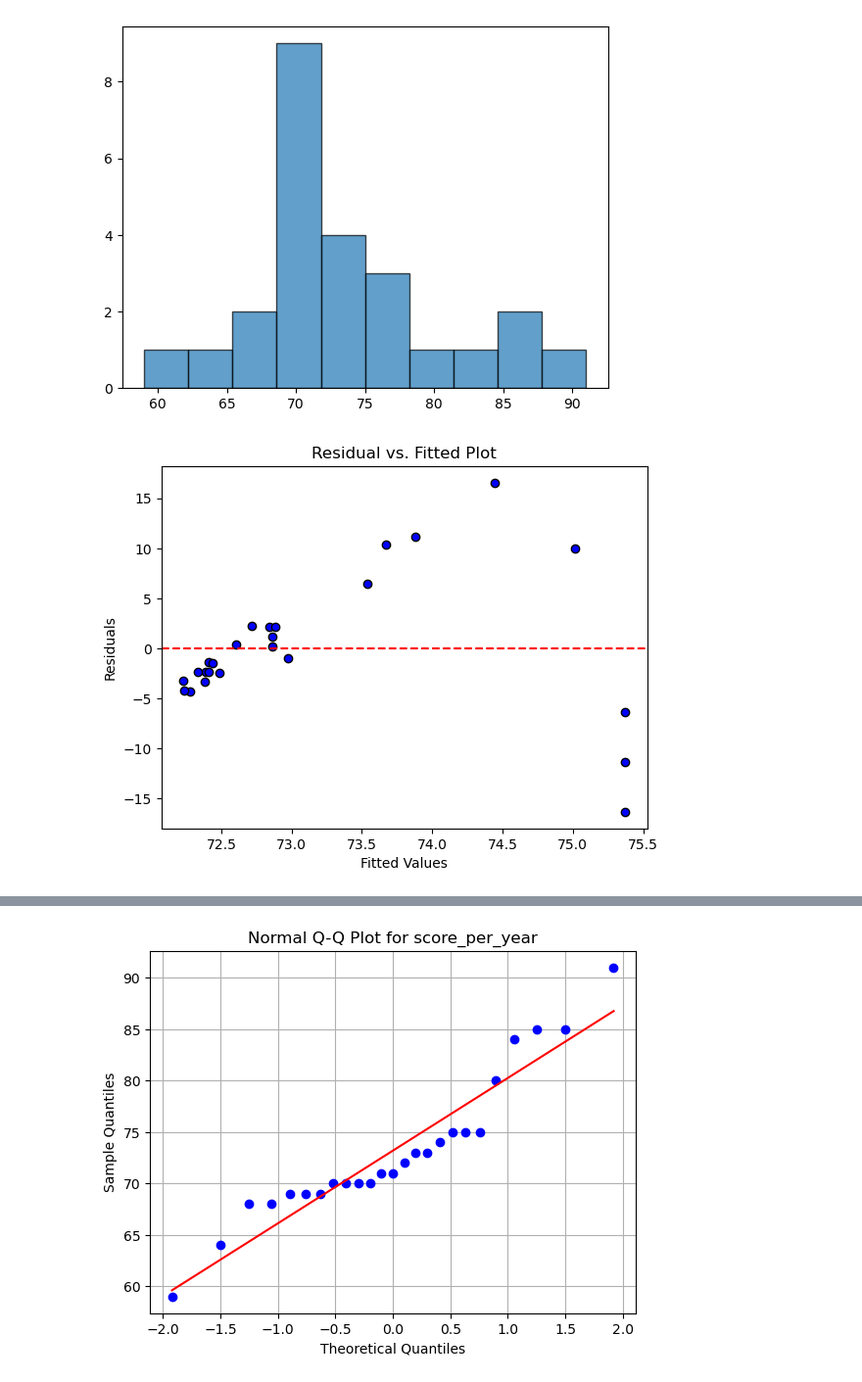
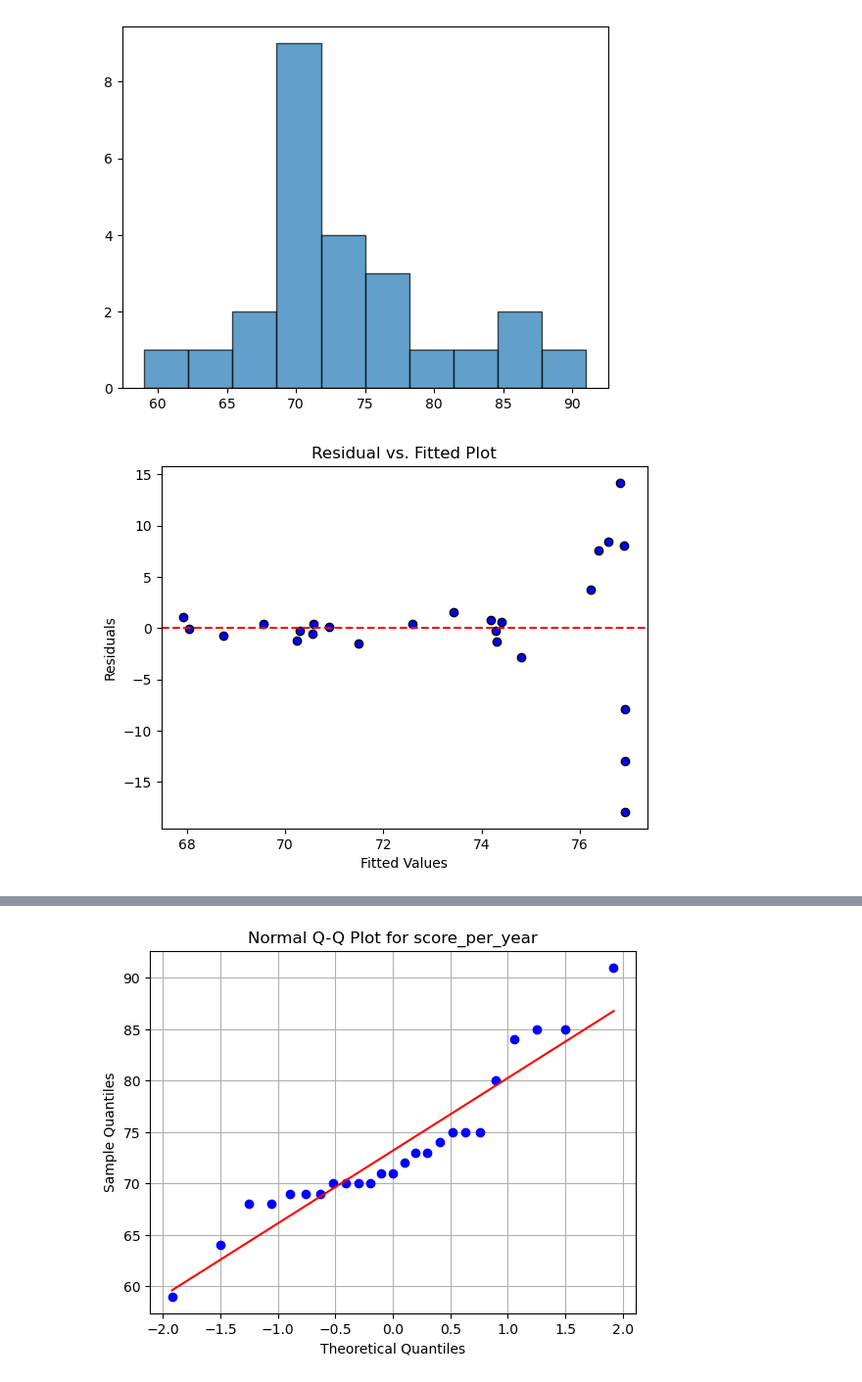
Before and after one commit to msills30/video-games, a Jupyter notebook: Gamer.ipynb, the cells around one changed output, grey strips where cells are left out. Shown at 98% size. Cells and saved outputs as stored; diff of their text form; code cells hidden in the pictures.

```diff
--- a/Gamer.ipynb
+++ b/Gamer.ipynb
@@ -576,26 +603,26 @@ plt.hist(score_per_year, bins=10, edgecolor='k', alpha=0.7)
 # %%
 # Sample data
 from sklearn.linear_model import LinearRegression
 
 X = developers_per_year.values.reshape(-1, 1)
 y = score_per_year.values
 
 #Transforming the dataset
-X_trans = np.log(X)
+X_trans = X
 
 # Fit a linear regression model
 reg = LinearRegression()
 reg.fit(X_trans, y)
 
 # Calculate residuals
 residuals = y - reg.predict(X_trans)
 
 # Create a residual vs. fitted plot
 plt.scatter(reg.predict(X_trans), residuals, c='b', marker='o', edgecolors='k')
 plt.xlabel('Fitted Values')
 plt.ylabel('Residuals')
 plt.title('Residual vs. Fitted Plot')
 plt.axhline(y=0, color='r', linestyle='--')  # Add a horizontal line at y=0
 plt.show()
 # %% [output]
-[figure, old version]
+[figure, new version]
```
Also changed, not shown: parts of 7 cells of this notebook.
